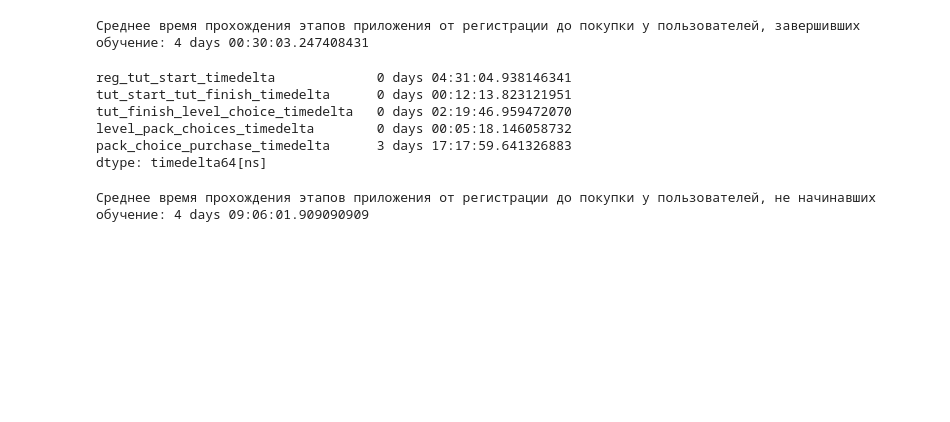
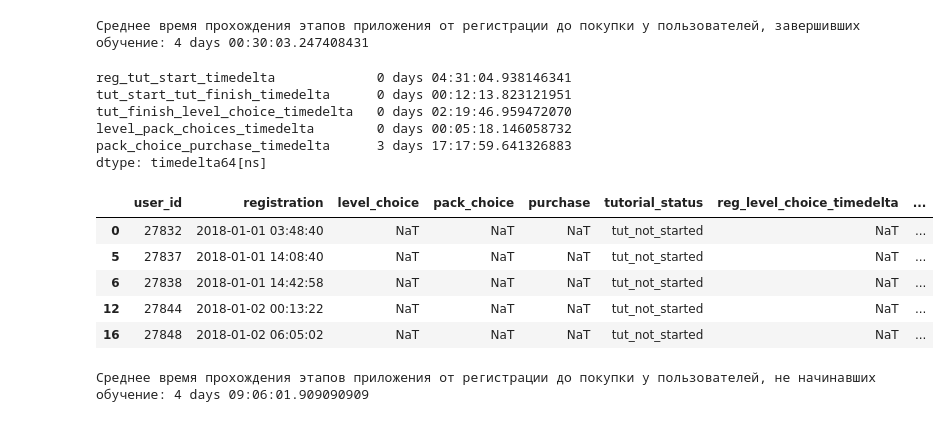
Before and after one commit to mikhaylovskaya-karina/Project-3_App_funnel_analysis_Python, a Jupyter notebook: Project_3_App_funnel_analysis_Python_KM.ipynb, the cells around one changed output. Saved outputs shown, nothing was run; the diff lists cells and outputs as text; code cells hidden in the pictures; blank space fills up the shorter version.

```diff
--- a/Project_3_App_funnel_analysis_Python_KM.ipynb
+++ b/Project_3_App_funnel_analysis_Python_KM.ipynb
@@ -341,20 +387,29 @@ dtype: timedelta64[ns]
 # %%
 # создаем сводную таблицу с данными о пользователях,
 # которые не начинали проходить обучение
 tns_time_table = time_pivot_table[
     time_pivot_table['tutorial_status'] == 'tut_not_started'].copy() # копируем для издежания SettingWithCopyWarning
 # удаляем столбцы, где все значения пустые
 tns_time_table.dropna(
     axis=1,
     how='all',
     inplace=True
 )
 # создаем признаки timedelta между пройденными
 # этапами группой пользователей
 tns_time_table['reg_level_choice_timedelta'] = tns_time_table['level_choice'] - tns_time_table['registration']
 tns_time_table['level_pack_choices_timedelta'] = tns_time_table['pack_choice'] - tns_time_table['level_choice']
 tns_time_table['pack_choice_purchase_timedelta'] = tns_time_table['purchase'] - tns_time_table['pack_choice']
 tns_time_table['reg_purchase_timedelta'] = tns_time_table['purchase'] - tns_time_table['registration']
+
+tns_time_table.head()
+# %% [output]
+|  | user_id | registration | level_choice | pack_choice | purchase | tutorial_status | reg_level_choice_timedelta | ... |
+| 0 | 27832 | 2018-01-01 03:48:40 | NaT | NaT | NaT | tut_not_started | NaT | ... |
+| 5 | 27837 | 2018-01-01 14:08:40 | NaT | NaT | NaT | tut_not_started | NaT | ... |
+| 6 | 27838 | 2018-01-01 14:42:58 | NaT | NaT | NaT | tut_not_started | NaT | ... |
+| 12 | 27844 | 2018-01-02 00:13:22 | NaT | NaT | NaT | tut_not_started | NaT | ... |
+| 16 | 27848 | 2018-01-02 06:05:02 | NaT | NaT | NaT | tut_not_started | NaT | ... |
 # %%
 # выводим среднее время прохождения этапов
 # приложения пользователями не начинавшими обучение
```
Also changed, not shown: parts of 13 cells of this notebook.
